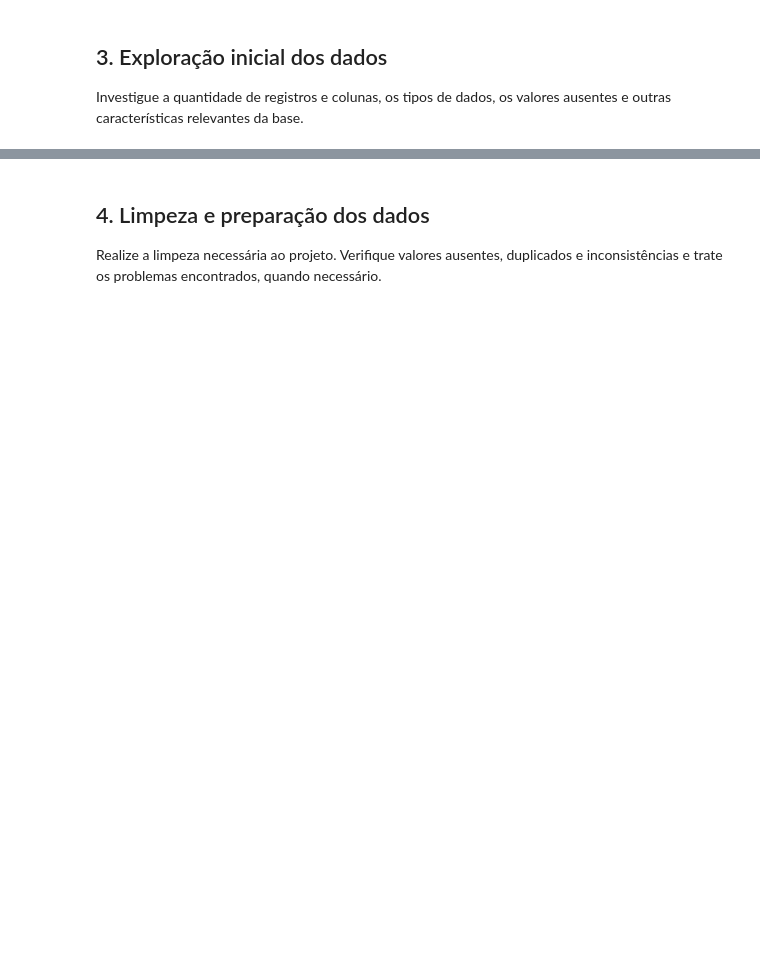
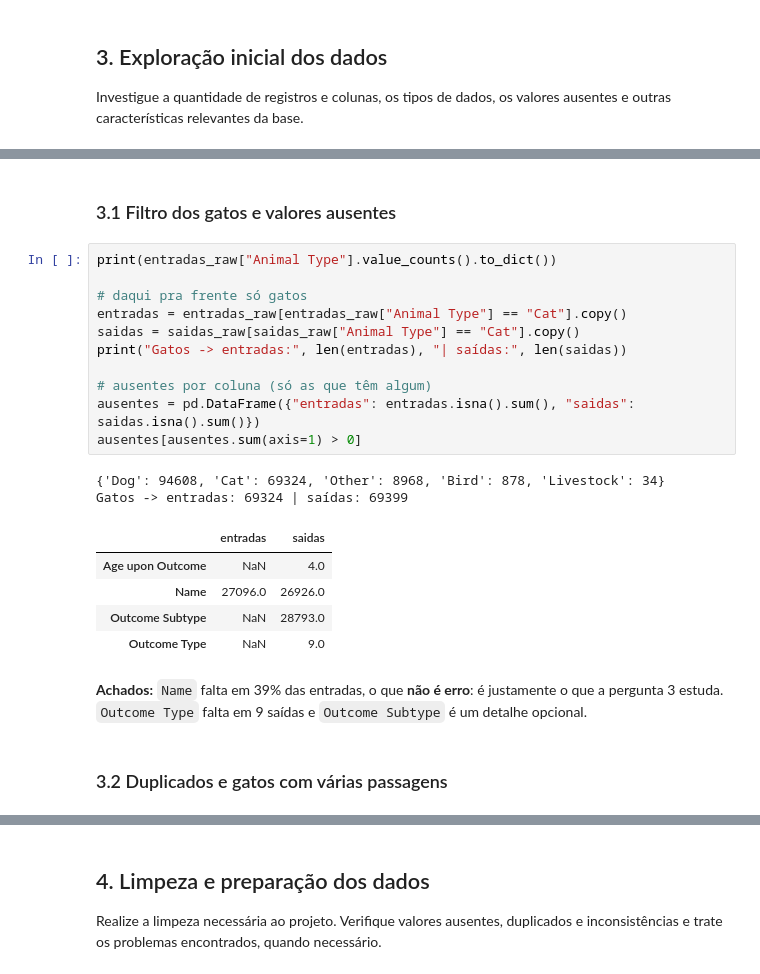
Before and after one commit to aylamich/MiauData, a Jupyter notebook: notebooks/projeto_adocao_gatinhos.ipynb, the cells around one changed output, grey strips where cells are left out. Drawn from its saved outputs; the diff is of its cells as text; blank space fills up the shorter version.

```diff
--- a/notebooks/projeto_adocao_gatinhos.ipynb
+++ b/notebooks/projeto_adocao_gatinhos.ipynb
@@ -982,0 +134,25 @@ Resumo dos 24 problemas e do que foi feito com cada um:
+# %% [markdown]
+### 3.1 Filtro dos gatos e valores ausentes
+# %%
+print(entradas_raw["Animal Type"].value_counts().to_dict())
+
+# daqui pra frente só gatos
+entradas = entradas_raw[entradas_raw["Animal Type"] == "Cat"].copy()
+saidas = saidas_raw[saidas_raw["Animal Type"] == "Cat"].copy()
+print("Gatos -> entradas:", len(entradas), "| saídas:", len(saidas))
+
+# ausentes por coluna (só as que têm algum)
+ausentes = pd.DataFrame({"entradas": entradas.isna().sum(), "saidas": saidas.isna().sum()})
+ausentes[ausentes.sum(axis=1) > 0]
+# %% [output]
+{'Dog': 94608, 'Cat': 69324, 'Other': 8968, 'Bird': 878, 'Livestock': 34}
+Gatos -> entradas: 69324 | saídas: 69399
+|  | entradas | saidas |
+| Age upon Outcome | NaN | 4.0 |
+| Name | 27096.0 | 26926.0 |
+| Outcome Subtype | NaN | 28793.0 |
+| Outcome Type | NaN | 9.0 |
+# %% [markdown]
+**Achados:** `Name` falta em 39% das entradas, o que **não é erro**: é justamente o que a pergunta 3 estuda. `Outcome Type` falta em 9 saídas e `Outcome Subtype` é um detalhe opcional.
+# %% [markdown]
+### 3.2 Duplicados e gatos com várias passagens
```
Also changed, not shown: parts of 191 cells of this notebook.
